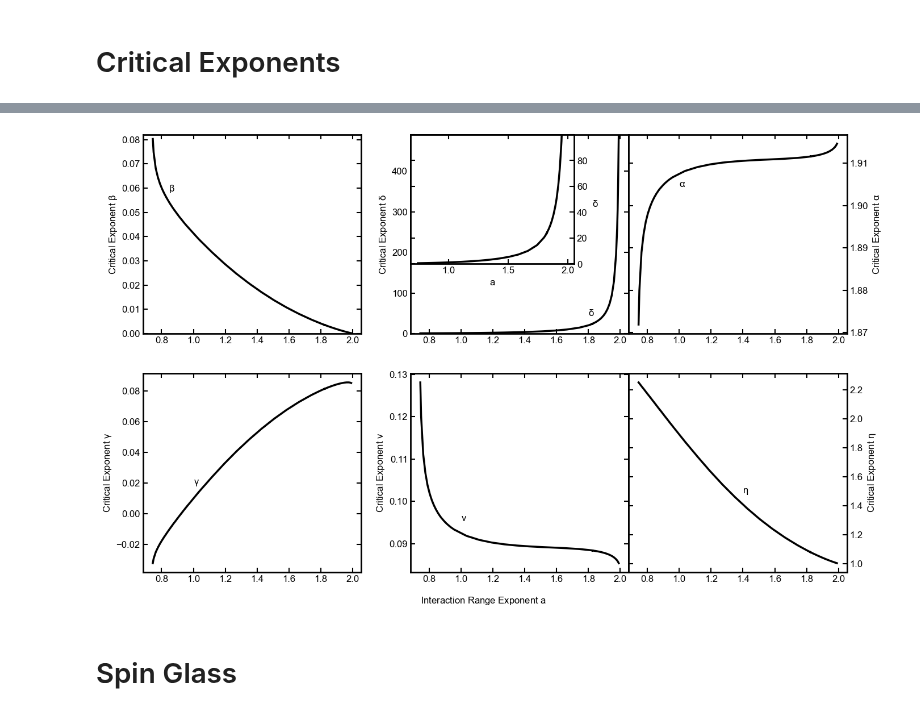
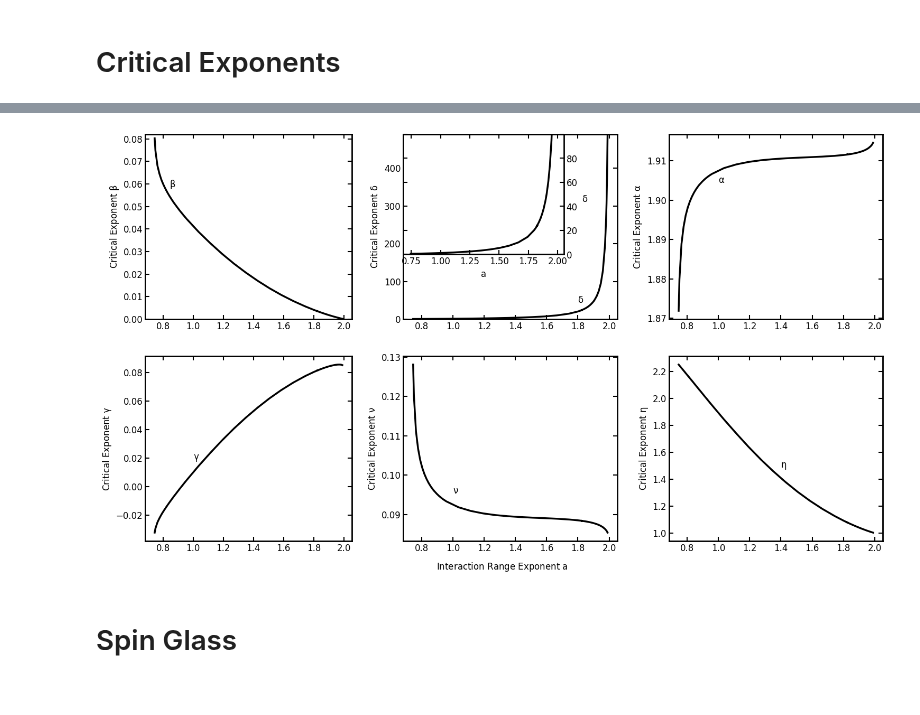
Before and after one commit to erbilcanartun/long-range-ising-chain, a Jupyter notebook: notebooks/plot_data.ipynb, the cells around one changed output, grey strips where cells are left out. Drawn from its saved outputs; the diff is of its cells as text; code cells hidden in the pictures.

```diff
--- a/notebooks/plot_data.ipynb
+++ b/notebooks/plot_data.ipynb
@@ -173,16 +179,17 @@ plt.rcParams['axes.linewidth'] = 2  # Axis line width
 plt.rcParams['xtick.major.width'] = 2  # X-tick line width
 plt.rcParams['ytick.major.width'] = 2  # Y-tick line width
 plt.rcParams['text.usetex'] = False
-plt.rcParams['font.family'] = 'Arial'
-plt.rcParams.update({'mathtext.default': 'regular'})
+plt.rcParams['font.family'] = 'DejaVu Sans' #'Arial'
+#plt.rcParams.update({'mathtext.default': 'regular'})
+
 
 # Create figure with 2 rows, 3 columns
-fig = plt.figure(figsize=(16, 10), dpi=100)
+fig = plt.figure(figsize=(18, 10), dpi=100)
 gs = gridspec.GridSpec(2, 100, wspace=0.0)
 
 # Panel 1: nu (top-left)
 # Panel 5: beta (bottom-middle)
-ax1 = fig.add_subplot(gs[0, 0:31])
+ax1 = fig.add_subplot(gs[0, 0:28])
 ax1.plot(n_values, betas, marker='', linestyle='-', linewidth=2.5, color='k', label=r'$\beta$')
 ax1.set_ylim(0, 0.082)
 ax1.set_xlabel('Interaction Range Exponent $a$')
@@ -193,7 +200,7 @@ ax1.tick_params(axis='both', which='major', labelsize=12, width=1.5, length=6, d
 ax1.text(n_values[8], betas[5], r'$\beta$', fontsize=12, color='k', ha='left', va='center')
 
 # Panel 4: delta (bottom-left)
-ax2 = fig.add_subplot(gs[0, 38:69])
+ax2 = fig.add_subplot(gs[0, 35:64])
 ax2.plot(n_values, deltas, marker='', linestyle='-', linewidth=2.5, color='k', label=r'$\delta$')
 ax2.set_xlabel('Interaction Range Exponent $a$')
 ax2.set_ylabel(r'Critical Exponent $\delta$', fontsize=12)
@@ -208,28 +215,27 @@ inset_ax = ax2.inset_axes([0, 0.35, 0.75, 0.65])  # [x, y, width, height]
 inset_ax.plot(n_values, deltas, marker='', linestyle='-', linewidth=2.5, color='k')
 inset_ax.set_xlabel('a', fontsize=12)
 inset_ax.set_ylabel(r'$\delta$', fontsize=12, rotation=0, labelpad=10)
+inset_ax.yaxis.set_label_position("right")
 inset_ax.grid(False)
 inset_ax.set_ylim(0, 100)
 inset_ax.set_yticks([0, 20, 40, 60, 80, 100])
 inset_ax.set_yticklabels(['0', '20', '40', '60', '80', ''])
 inset_ax.tick_params(axis='y', labelleft=False, labelright=True)
 inset_ax.tick_params(axis='both', which='major', labelsize=12, width=1.5, length=6, direction='in',
-                     bottom=True, top=True, left=True, right=True, labelright=True)
-inset_ax.yaxis.set_label_position("right")
+                     bottom=True, top=True, left=True, right=True, labelleft=False, labelright=True)
 
 # Panel 2: alpha (top-middle)
-ax3 = fig.add_subplot(gs[0, 69:100])
+ax3 = fig.add_subplot(gs[0, 71:100])
 ax3.plot(n_values, alphas, marker='', linestyle='-', linewidth=2.5, color='k', label=r'$\alpha$')
 ax3.set_xlabel('Interaction Range Exponent $a$')
 ax3.set_ylabel(r'Critical Exponent $\alpha$', fontsize=12)
 ax3.grid(False)
 ax3.tick_params(axis='both', which='major', labelsize=12, width=1.5, length=6, direction='in',
-                bottom=True, top=True, left=True, right=True, labelleft=False, labelright=True)
-ax3.yaxis.set_label_position("right")
+                bottom=True, top=True, left=True, right=True, labelleft=True, labelright=False)
 ax3.text(1, 1.905, r'$\alpha$', fontsize=12, color='k', ha='left', va='center')
 
 # Panel 6: gamma (bottom-right)
-ax4 = fig.add_subplot(gs[1, 0:31])
+ax4 = fig.add_subplot(gs[1, 0:28])
 ax4.plot(n_values, gammas, marker='', linestyle='-', linewidth=2.5, color='k', label=r'$\gamma$')
 ax4.set_xlabel(r'Interaction Range Exponent $a$')
 ax4.set_ylabel(r'Critical Exponent $\gamma$', fontsize=12)
@@ -238,44 +244,43 @@ ax4.tick_params(axis='both', which='major', labelsize=12, width=1.5, length=6, d
                 bottom=True, top=True, left=True, right=True)
 ax4.text(1, 0.02, r'$\gamma$', fontsize=12, color='k', ha='left', va='center')
 
-ax5 = fig.add_subplot(gs[1, 38:69])
+ax5 = fig.add_subplot(gs[1, 35:64])
 ax5.plot(n_values, nus, marker='', linestyle='-', linewidth=2.5, color='k', label=r'$\nu$')
 ax5.set_xlabel(r'Interaction Range Exponent $a$')
 ax5.set_ylabel(r'Critical Exponent $\nu$', fontsize=12)
 ax5.grid(False)
 ax5.tick_params(axis='both', which='major', labelsize=12, width=1.5, length=6, direction='in',
                 bottom=True, top=True, left=True, right=True, labelleft=True, labelright=False)
 ax5.text(1, 0.096, r'$\nu$', fontsize=12, color='k', ha='left', va='center')
 
 # Panel 3: eta (top-right)
-ax6 = fig.add_subplot(gs[1, 69:100])
+ax6 = fig.add_subplot(gs[1, 71:100])
 ax6.plot(n_values, etas, marker='', linestyle='-', linewidth=2.5, color='k', label=r'$\eta$')
 ax6.set_xlabel('Interaction Range Exponent a')
 ax6.set_ylabel(r'Critical Exponent $\eta$', fontsize=12)
 ax6.grid(False)
 ax6.tick_params(axis='both', which='major', labelsize=12, width=1.5, length=6, direction='in',
-                bottom=True, top=True, left=True, right=True, labelleft=False, labelright=True)
-ax6.yaxis.set_label_position("right")
+                bottom=True, top=True, left=True, right=True, labelleft=True, labelright=False)
 ax6.text(1.4, 1.5, r'$\eta$', fontsize=12, color='k', ha='left', va='center')
 
 # Remove individual x-axis labels and add a single x-axis label
 ax1.set_xlabel('')
 ax2.set_xlabel('')
 ax3.set_xlabel('')
 ax4.set_xlabel('')
 ax5.set_xlabel('')
 ax6.set_xlabel('')
 fig.supxlabel('Interaction Range Exponent $a$', fontsize=12,
               x=0.5, y=0.05)
 
 # Adjust layout to minimize blank space
 fig.tight_layout()
 
 # Save and display the plot
-plt.savefig("../figures/exponents.eps", bbox_inches='tight', pad_inches=0.05)
+plt.savefig("../figures/exponents.png", bbox_inches='tight', pad_inches=0.05)
 plt.show()
 # %% [output]
-[figure, old version]
+[figure, new version]
 # %% [markdown]
 # Spin Glass
 # %%
```
Also changed, not shown: parts of 2 cells of this notebook, 8 other files.
